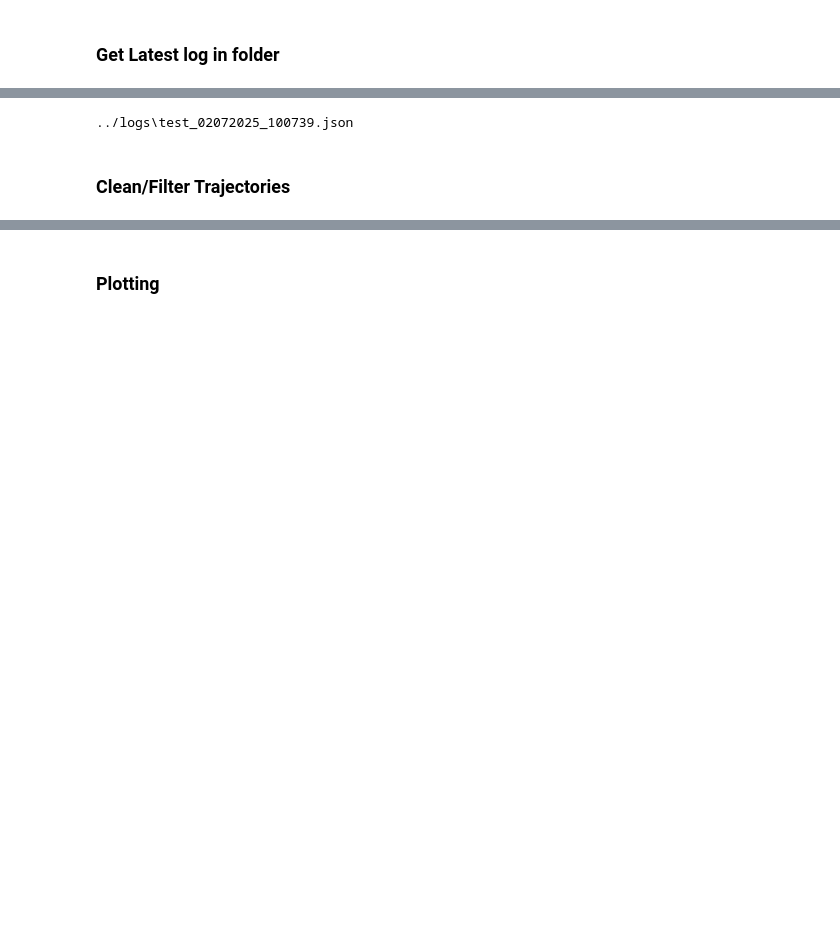
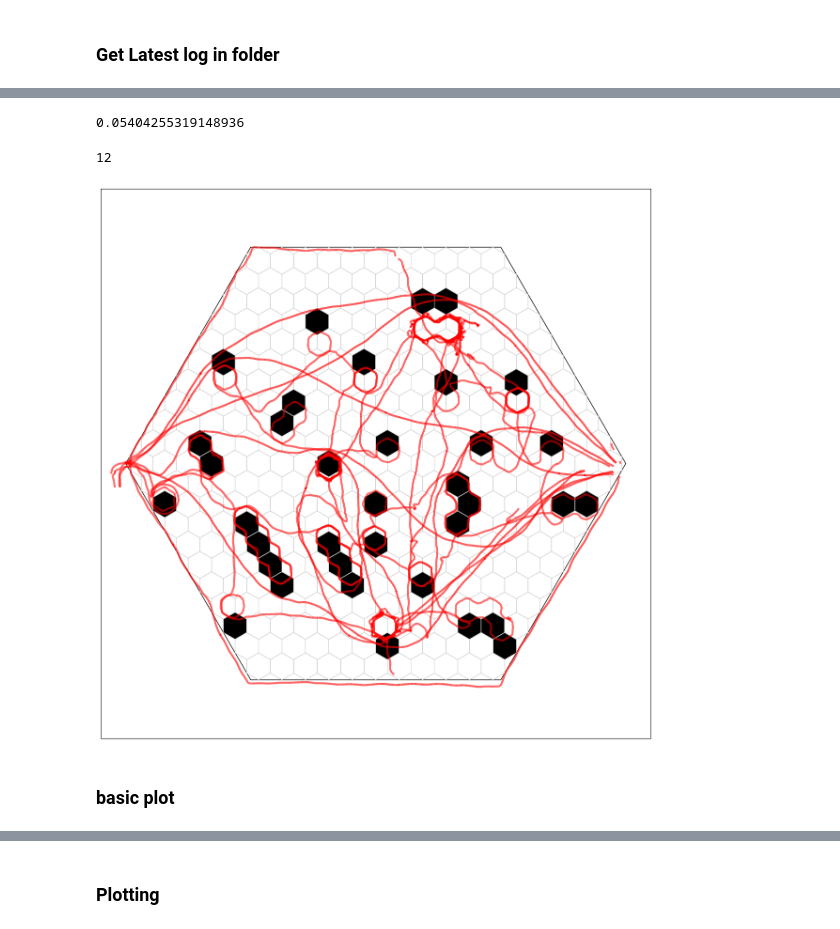
Before and after one commit to felixmaldonadoos/CellworldServer, a Jupyter notebook: python/visualization/plotting.ipynb, the cells around one changed output, grey strips where cells are left out. Drawn from its saved outputs; the diff is of its cells as text; code cells hidden in the pictures; blank space fills up the shorter version.

```diff
--- a/python/visualization/plotting.ipynb
+++ b/python/visualization/plotting.ipynb
@@ -5,3 +50,7 @@ from plottinglib import *
+# %%
+12.7 / (100*2.35)
+# %% [output]
+0.05404255319148936
 # %%
 def get_newest_file_in_folder(folder_path:str='../logs', extension="*."):
     import os
@@ -17,14 +66,55 @@ def get_newest_file_in_folder(folder_path:str='../logs', extension="*."):
     newest_file = max(files, key=os.path.getmtime)
     return newest_file
 
-folder_path = "../logs"  # Replace with the path to your folder
+folder_path = os.path.join('..', 'logs')  # Replace with the path to your folder
 extension = "json"  # Replace with the desired file extension (e.g., 'txt', 'jpg', 'py')
 newest_file = get_newest_file_in_folder(folder_path, extension)
 print(newest_file)
-# %% [output]
-../logs\test_02072025_100739.json
-# %% [markdown]
-### Clean/Filter Trajectories
+# %%
+# p = pl.ExperimentPlot()
+# p.basic_plot('../logs/l.json')
+import math
+
+filepath = '../logs/l.json'
+if not filepath: raise ValueError('File is NONE!')
+w = cw.World.get_from_parameters_names('hexagonal',"canonical",'21_05')
+d = cw.Display(w, fig_size=(12,12), padding=0.1, cell_edge_color="lightgrey", background_color="white", habitat_edge_color="black")
+
+n     = 0
+t_sum = 0
+
+exp = cw.Experiment.load_from_file(filepath)
+
+# Define hexagonal world bounds
+print(len(exp.episodes))
+
+def scale_legacy_y(y):
+    return y * 0.5 * math.sqrt(3) + 0.5 - math.sqrt(3) / 4
+
+def inverse_scale_legacy_y(scaled_y):
+    return (scaled_y - 0.5 + math.sqrt(3) / 4) / (0.5 * math.sqrt(3))
+
+for idx in range(len(exp.episodes)):
+    episode = exp.episodes[idx]
+    preyt = episode.trajectories.get_agent_trajectory('prey')
+    # prey_scaled_inv = preyt.copy()
+    # prey_scaled = preyt.copy()
+    for step in preyt:
+        step.location.y = scale_legacy_y(step.location.y)
+
+    d.add_trajectories(preyt, colors = {'prey': 'red'}, alphas = {'prey': .7}, zorder = 7)
+    # d.add_trajectories(prey_scaled, colors = {'prey': 'red'}, alphas = {'prey': .7}, zorder = 7)
+    # d.add_trajectories(prey_scaled_inv, colors = {'prey': 'green'}, alphas = {'prey': .7}, zorder = 7)
+    # if idx == 2:
+    #     break
+    # d.add_trajectories(predt, colors = {'predator': 'red'}, alphas = {'predator': .7}, zorder = 7)
+    n+=1
+    t_sum += len(preyt) * np.diff(preyt.get('time_stamp')).mean()
+# %% [output]
+12
+[figure, added]
+# %% [markdown]
+### basic plot
 # %%
 import cellworld as cw
 import matplotlib.pyplot as plt
```
Also changed, not shown: parts of 8 cells of this notebook, 30 other files.
